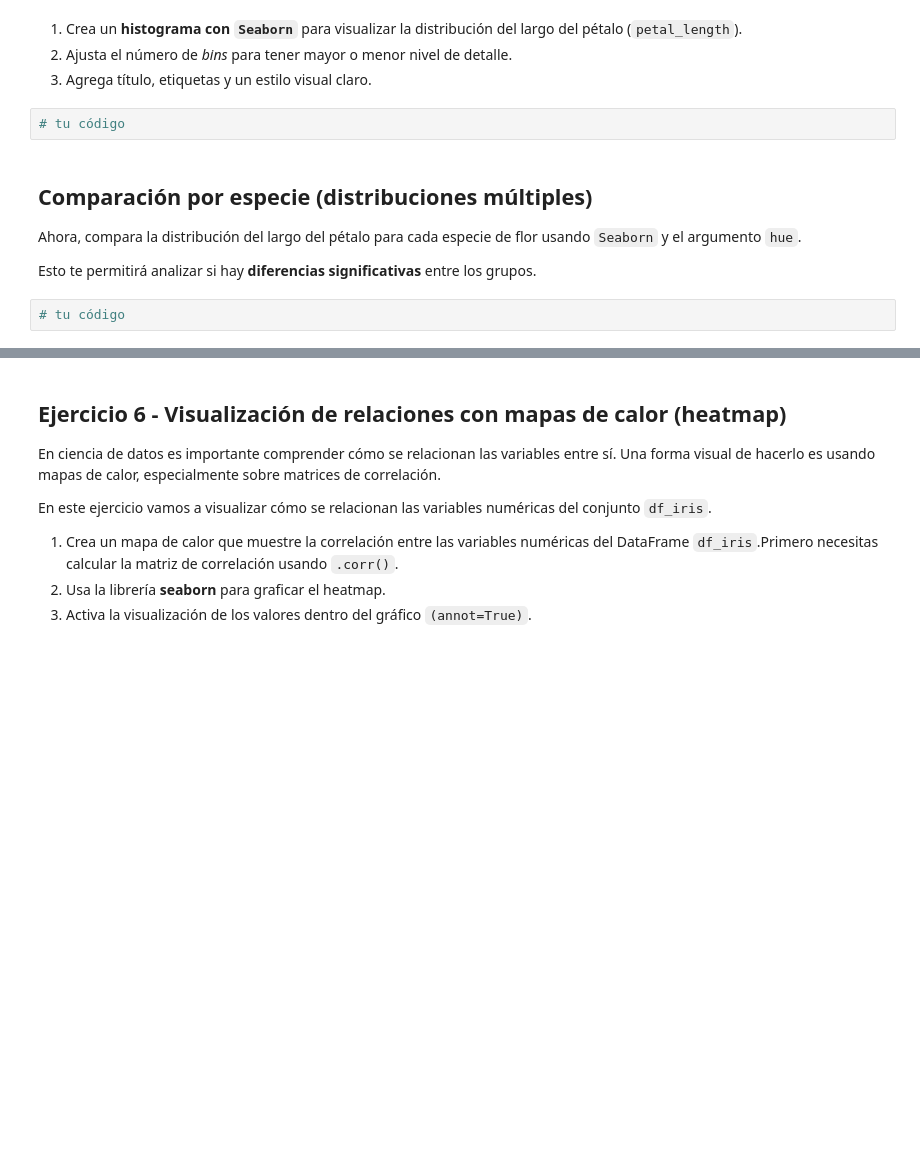
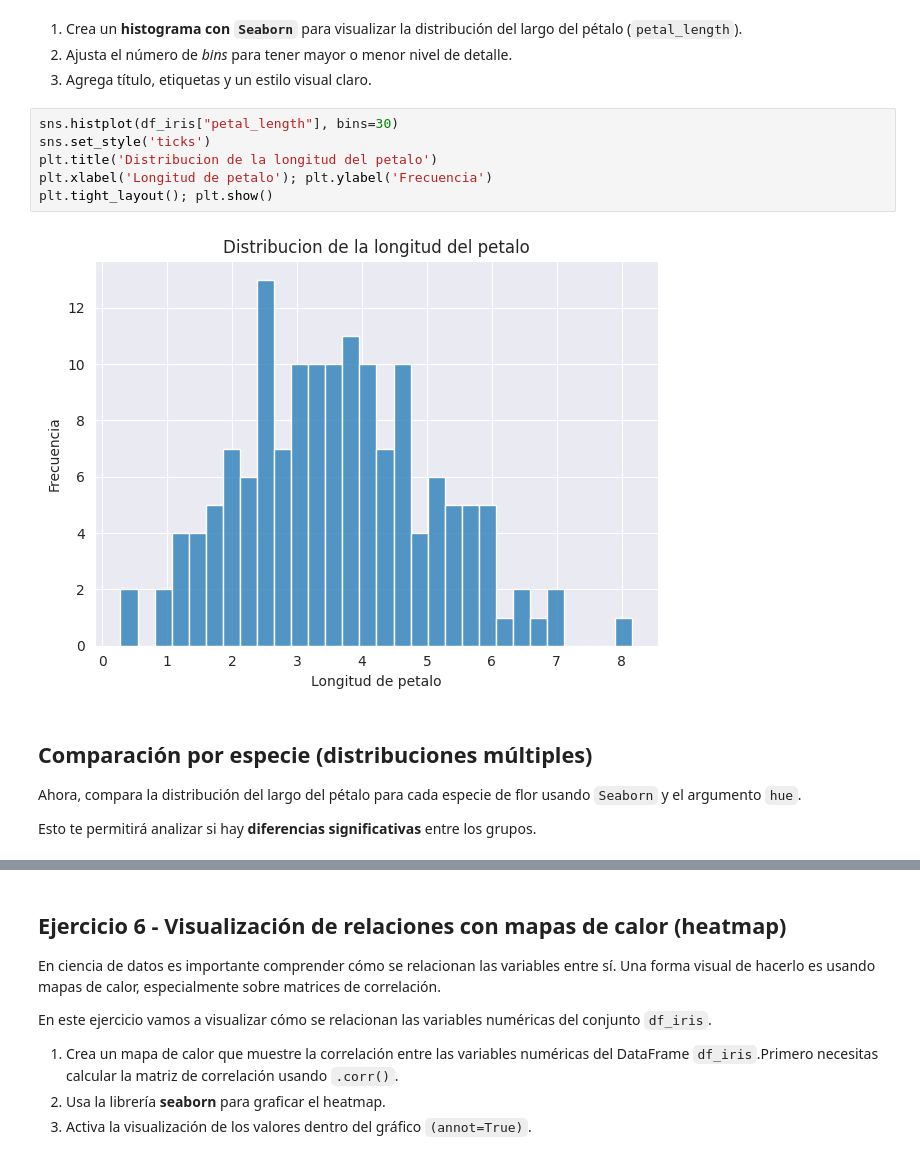
Before and after one commit to 4GeeksAcademy/agumarquez-visualization-exercises-with-matplot-and-seaborn, a Jupyter notebook: notebook/problems.es.ipynb, the cells around one changed output, grey strips where cells are left out. Drawn from its saved outputs; the diff is of its cells as text; blank space fills up the shorter version.

```diff
--- a/notebook/problems.es.ipynb
+++ b/notebook/problems.es.ipynb
@@ -201,13 +206,17 @@ df_iris.head() # Mostrar DataFrame
 1. Crea un **histograma con `Seaborn`** para visualizar la distribución del largo del pétalo (`petal_length`).
 2. Ajusta el número de *bins* para tener mayor o menor nivel de detalle.
 3. Agrega título, etiquetas y un estilo visual claro.
-# %%
-# tu código
+# %%
+sns.histplot(df_iris["petal_length"], bins=30)
+sns.set_style('ticks')
+plt.title('Distribucion de la longitud del petalo')
+plt.xlabel('Longitud de petalo'); plt.ylabel('Frecuencia')
+plt.tight_layout(); plt.show()
+# %% [output]
+[figure, added]
 # %% [markdown]
 ## Comparación por especie (distribuciones múltiples)
 
 Ahora, compara la distribución del largo del pétalo para cada especie de flor usando `Seaborn` y el argumento `hue`.
 
 Esto te permitirá analizar si hay **diferencias significativas** entre los grupos.
-# %%
-# tu código
```
Also changed, not shown: parts of 10 cells of this notebook.
